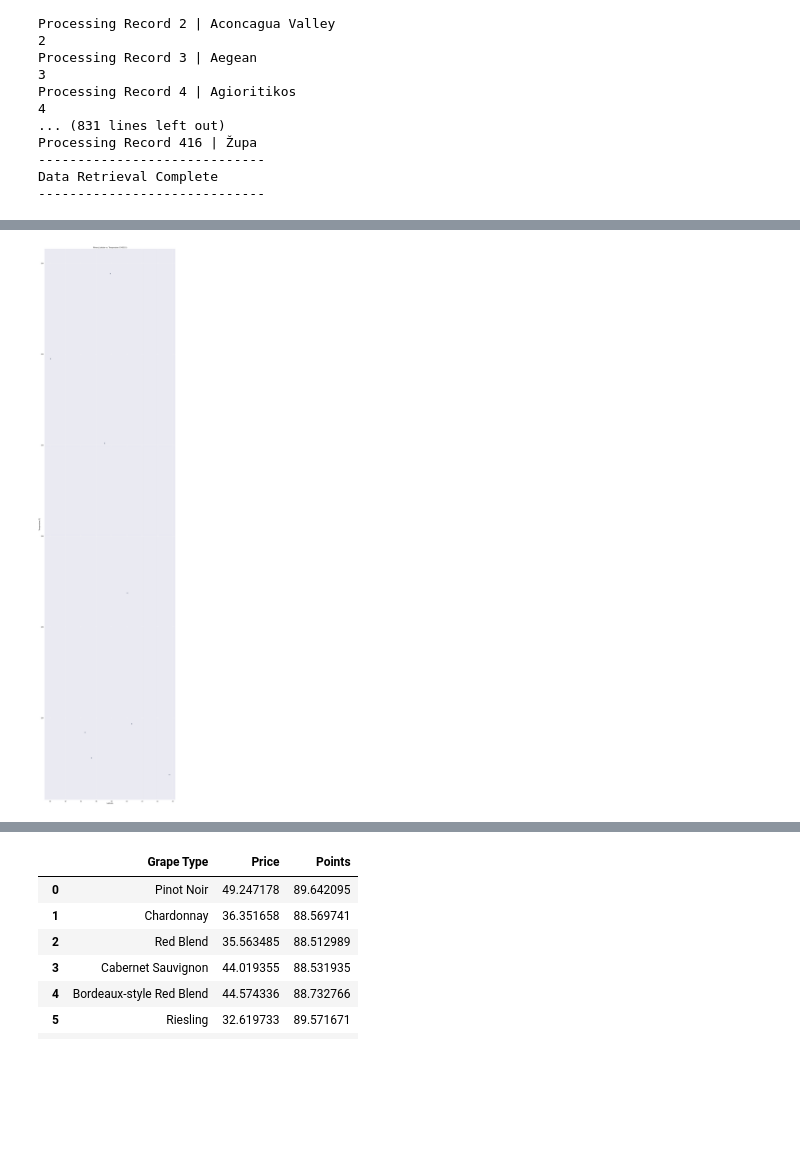
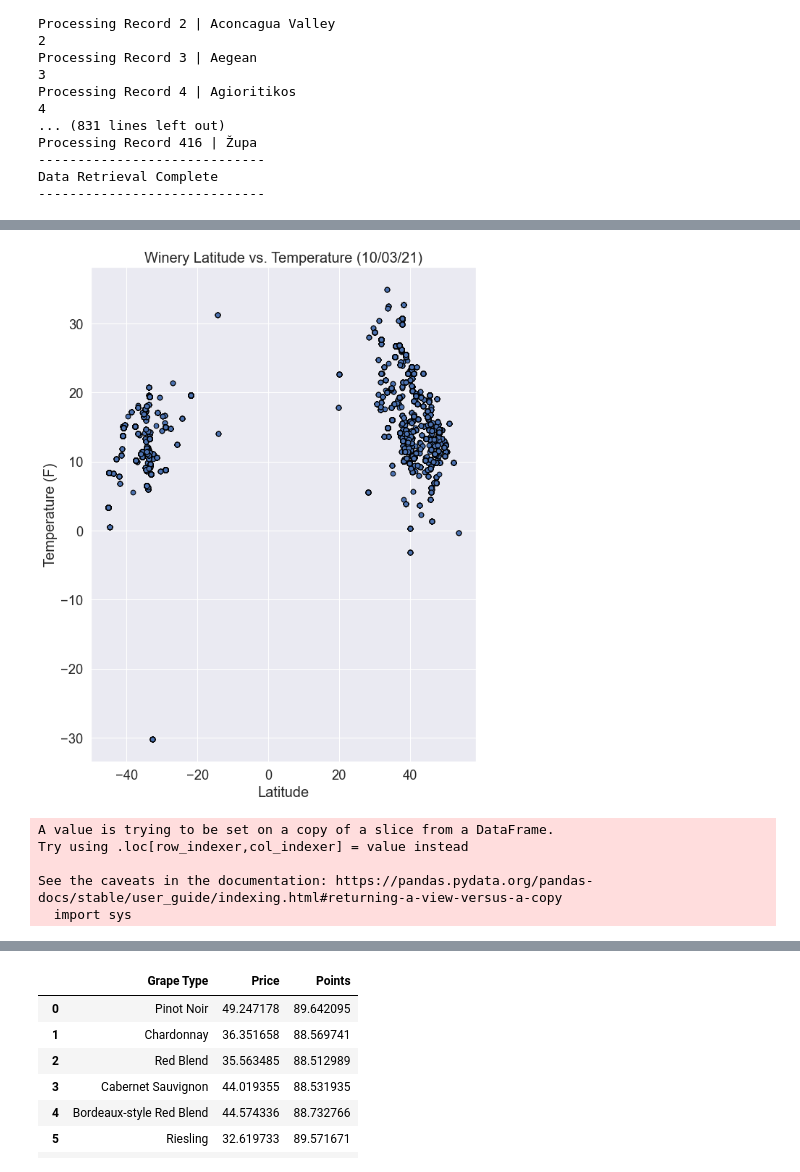
Before and after one commit to bso613/WineSnobs, a Jupyter notebook: winedata.ipynb, the cells around one changed output, grey strips where cells are left out. Saved outputs shown, nothing was run; the diff lists cells and outputs as text; code cells hidden in the pictures; blank space fills up the shorter version.

```diff
--- a/winedata.ipynb
+++ b/winedata.ipynb
@@ -780,3 +781,3 @@ province_weather
 407 rows × 10 columns
 # %%
-weather_merge = pd.merge(df, province_weather, on=['Province', 'Country'], how='left')
+weather_merge = pd.merge(df, province_weather, on=['Province'], how='left')
@@ -783,4 +800,5 @@ weather_merge = pd.merge(df, province_weather, on=['Province', 'Country'], how='
 # %%
-weather_clean = weather_merge.dropna(axis=0, how= 'any', subset= ['Temp', 'Lat'])
+weather_clean = weather_merge.dropna(axis=0, how= 'any', subset= ['Temp', 'Lat', 'Country_y'])
 weather_clean.describe()
+weather_clean.nunique()
 # %% [output]
@@ -796,14 +822,35 @@ weather_clean.describe()
 # %%
 # Lat vs temp
+from matplotlib.pyplot import figure
+figure(figsize=(8,10), dpi=80)
 x_values = weather_clean['Lat']
 y_values = weather_clean['Temp']
 plt.scatter(x_values,y_values, edgecolors="black")
 plt.title('Winery Latitude vs. Temperature (10/03/21)')
 plt.xlabel('Latitude')
 plt.ylabel('Temperature (F)')
 plt.grid(b=True, axis='both')
 plt.tight_layout()
+
 # plt.savefig("../images/lat_temp.png")
-plt.show()
+plt.show();
 # %% [output]
-[figure, old version]
+[figure, new version]
+# %%
+# Create bins for different Hemispheres
+bins = [-90, -.1, 90]
+
+group_names = ['Southern Hemisphere', 'Northern Hemisphere']
+
+weather_clean["Hemisphere"] = pd.cut(weather_clean['Lat'], bins,
+                                  labels=group_names, include_lowest=True)
+
+#Filter by the bins
+north_df = weather_clean[weather_clean['Hemisphere']=="Northern Hemisphere"]
+south_df = weather_clean[weather_clean['Hemisphere']=="Southern Hemisphere"]
+# %% [output]
+A value is trying to be set on a copy of a slice from a DataFrame.
+Try using .loc[row_indexer,col_indexer] = value instead
+
+See the caveats in the documentation: https://pandas.pydata.org/pandas-docs/stable/user_guide/indexing.html#returning-a-view-versus-a-copy
+  import sys
```
Also changed, not shown: parts of 9 cells of this notebook.
